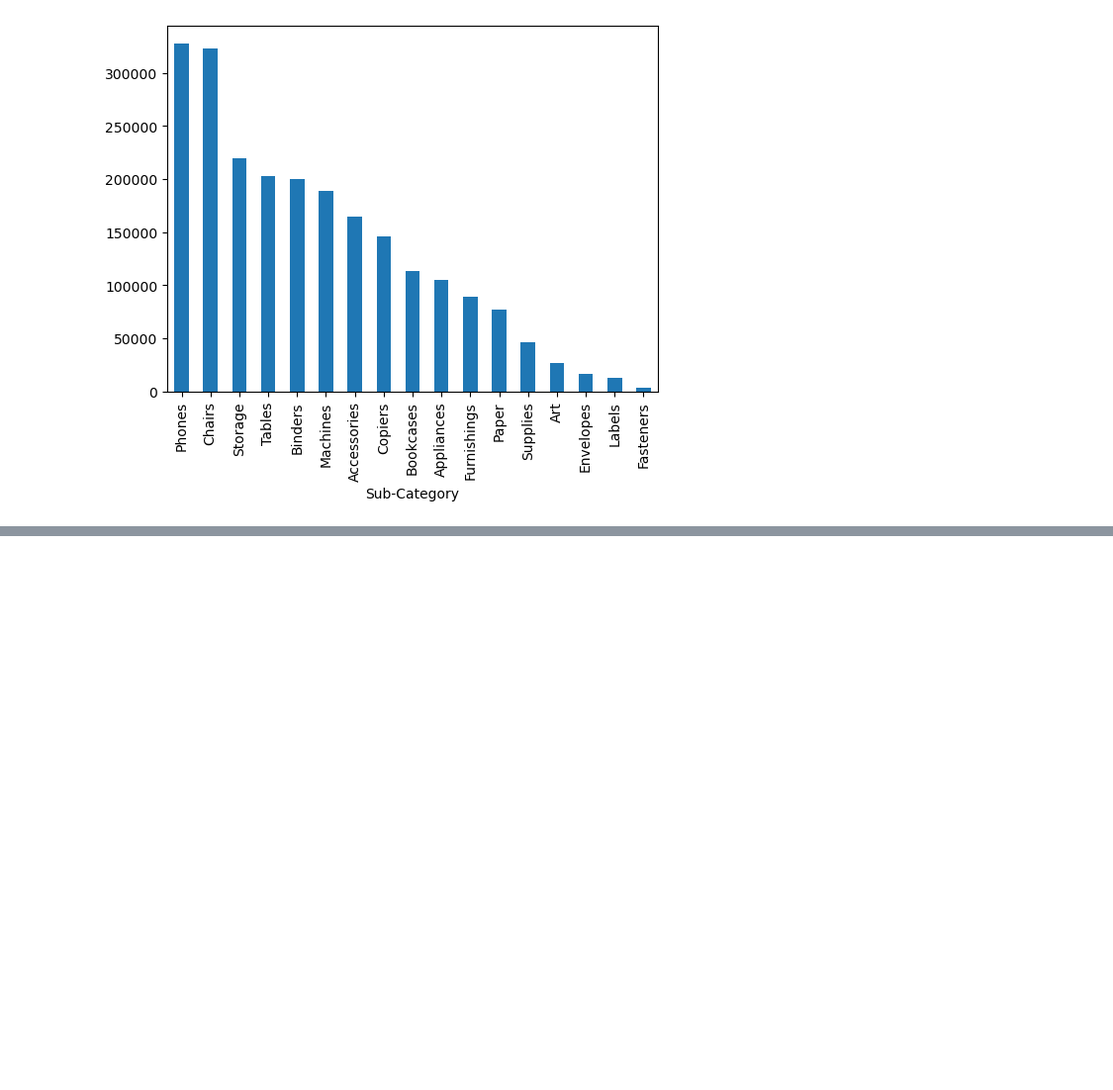
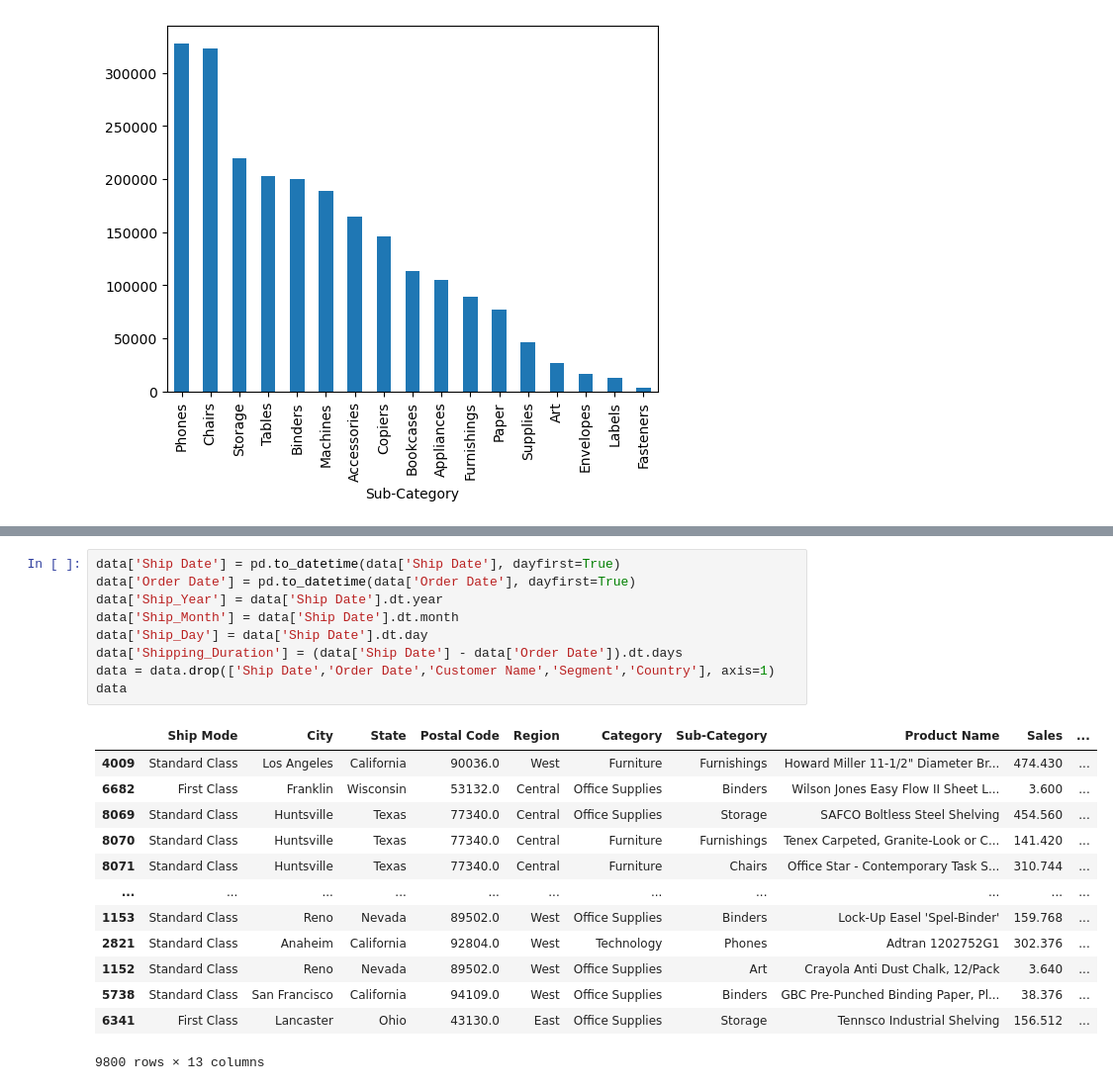
Before and after one commit to software-dogukan/Superstore_ML, a Jupyter notebook: data analysis.ipynb, the cells around one changed output, grey strips where cells are left out. Shown at 99% size. Drawn from its saved outputs; the diff is of its cells as text; blank space fills up the shorter version.

```diff
--- a/data analysis.ipynb
+++ b/data analysis.ipynb
@@ -173,0 +168,23 @@ sbn.barplot(x='Region', y='Sales', data=data)
+# %%
+data['Ship Date'] = pd.to_datetime(data['Ship Date'], dayfirst=True)
+data['Order Date'] = pd.to_datetime(data['Order Date'], dayfirst=True)
+data['Ship_Year'] = data['Ship Date'].dt.year
+data['Ship_Month'] = data['Ship Date'].dt.month
+data['Ship_Day'] = data['Ship Date'].dt.day
+data['Shipping_Duration'] = (data['Ship Date'] - data['Order Date']).dt.days
+data = data.drop(['Ship Date','Order Date','Customer Name','Segment','Country'], axis=1)
+data
+# %% [output]
+|  | Ship Mode | City | State | Postal Code | Region | Category | Sub-Category | Product Name | Sales | ... |
+| 4009 | Standard Class | Los Angeles | California | 90036.0 | West | Furniture | Furnishings | Howard Miller 11-1/2" Diameter Br... | 474.430 | ... |
+| 6682 | First Class | Franklin | Wisconsin | 53132.0 | Central | Office Supplies | Binders | Wilson Jones Easy Flow II Sheet L... | 3.600 | ... |
+| 8069 | Standard Class | Huntsville | Texas | 77340.0 | Central | Office Supplies | Storage | SAFCO Boltless Steel Shelving | 454.560 | ... |
+| 8070 | Standard Class | Huntsville | Texas | 77340.0 | Central | Furniture | Furnishings | Tenex Carpeted, Granite-Look or C... | 141.420 | ... |
+| 8071 | Standard Class | Huntsville | Texas | 77340.0 | Central | Furniture | Chairs | Office Star - Contemporary Task S... | 310.744 | ... |
+| ... | ... | ... | ... | ... | ... | ... | ... | ... | ... | ... |
+| 1153 | Standard Class | Reno | Nevada | 89502.0 | West | Office Supplies | Binders | Lock-Up Easel 'Spel-Binder' | 159.768 | ... |
+| 2821 | Standard Class | Anaheim | California | 92804.0 | West | Technology | Phones | Adtran 1202752G1 | 302.376 | ... |
+| 1152 | Standard Class | Reno | Nevada | 89502.0 | West | Office Supplies | Art | Crayola Anti Dust Chalk, 12/Pack | 3.640 | ... |
+| 5738 | Standard Class | San Francisco | California | 94109.0 | West | Office Supplies | Binders | GBC Pre-Punched Binding Paper, Pl... | 38.376 | ... |
+| 6341 | First Class | Lancaster | Ohio | 43130.0 | East | Office Supplies | Storage | Tennsco Industrial Shelving | 156.512 | ... |
+9800 rows × 13 columns
```
Also changed, not shown: parts of 8 cells of this notebook.
